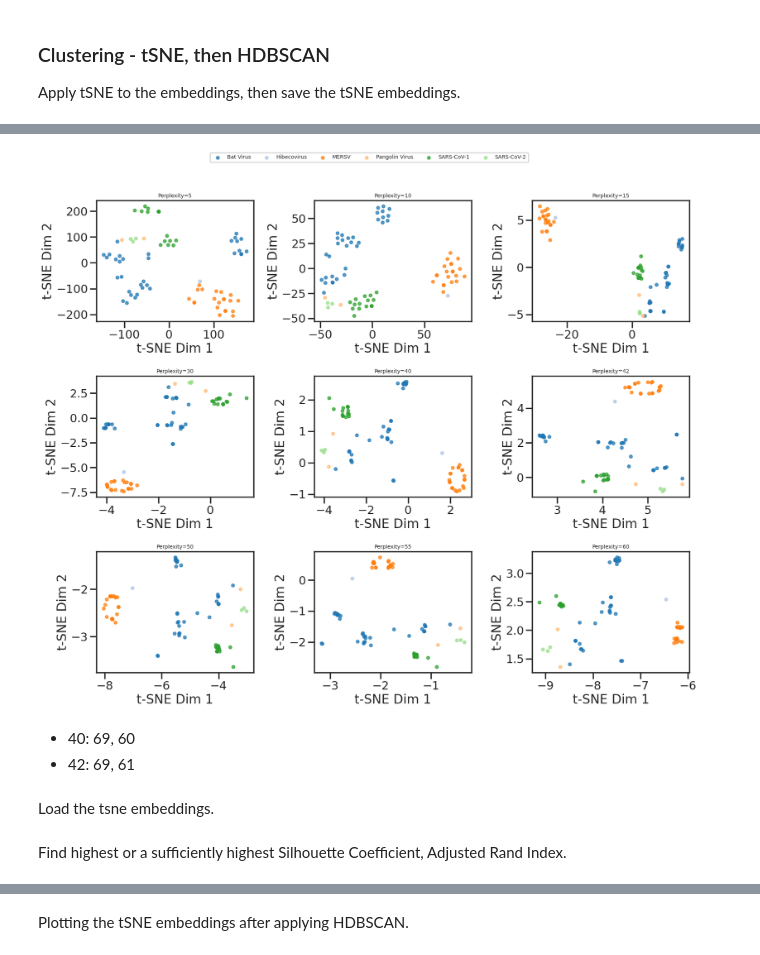
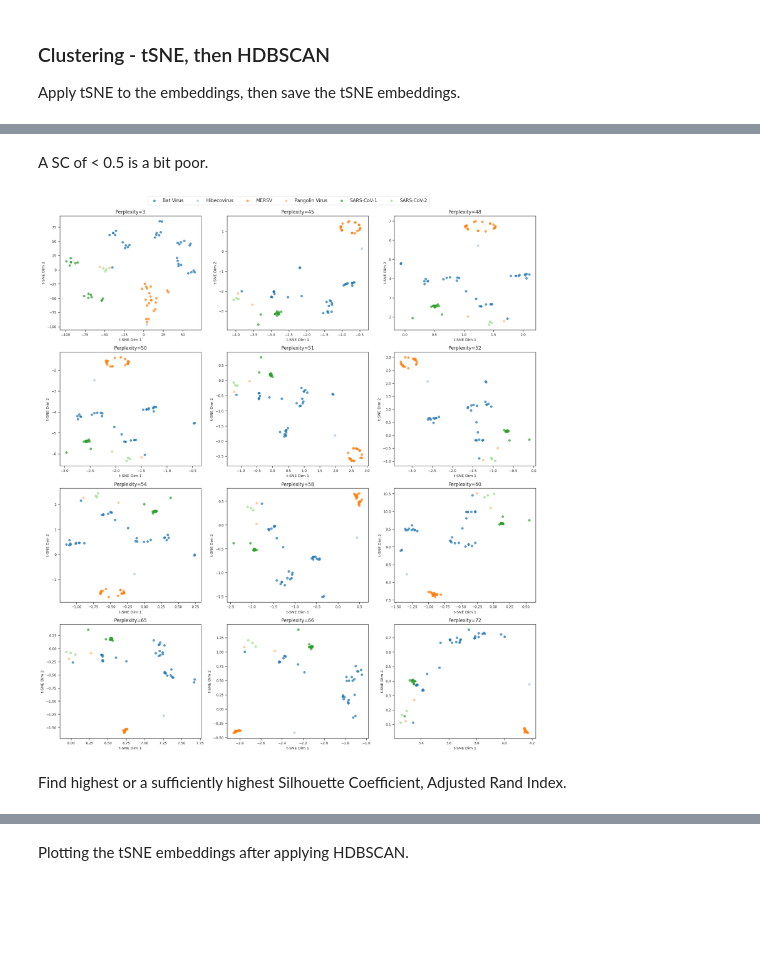
Before and after one commit to lanl/prime, a Jupyter notebook: notebooks/clustering/hdbscan_clustering-betacov.ipynb, the cells around one changed output, grey strips where cells are left out. Saved outputs shown, nothing was run; the diff lists cells and outputs as text; code cells hidden in the pictures; blank space fills up the shorter version.

```diff
--- a/notebooks/clustering/hdbscan_clustering-betacov.ipynb
+++ b/notebooks/clustering/hdbscan_clustering-betacov.ipynb
@@ -204,3 +283,5 @@ Apply tSNE to the embeddings, then save the tSNE embeddings.
+# %% [markdown]
+A SC of < 0.5 is a bit poor.
 # %%
 import os
 import numpy as np
@@ -209,50 +290,48 @@ import seaborn as sns
 import matplotlib.pyplot as plt
 from sklearn.manifold import TSNE
 
-def plot_tsne_grid(info_df, embedding_matrix, variant_column, color_map='tab20', perplexities=[5, 10, 15, 30, 40, 42, 50, 55, 60]):
-    n_rows = 3
+def plot_tsne_grid(info_df, embedding_matrix, variant_column, perplexities, color_map='tab20'):
+    sns.set_style("ticks")
+    sns.set_context("paper")
+
+    n_rows = 4
     n_cols = 3
-    fig, axes = plt.subplots(n_rows, n_cols, figsize=(18, 15))
+    fig, axes = plt.subplots(n_rows, n_cols, figsize=(18, 20))
     plt.subplots_adjust(hspace=0.4, wspace=0.3)
     plt.rcParams['font.family'] = 'sans-serif'
 
     variant_labels = sorted(info_df[variant_column].unique())
     colors = sns.color_palette(color_map, len(variant_labels))
     variant_colors = dict(zip(variant_labels, colors))
     variant_colors['UNSPECIFIED'] = 'black'
 
     for ax, perp in zip(axes.flat, perplexities):
         tsne = TSNE(n_components=2, perplexity=perp, random_state=0)
         embedding = tsne.fit_transform(embedding_matrix)
         embeddings_df = pd.DataFrame(embedding, columns=['DIM_1', 'DIM_2']).reset_index(drop=True)
         df = pd.concat([info_df, embeddings_df], axis=1)
         df['colors'] = df[variant_column].map(variant_colors)
 
         for variant in variant_labels:
             subset = df[df[variant_column] == variant]
             ax.scatter(subset['DIM_1'], subset['DIM_2'],
                        label=variant, c=[variant_colors[variant]], s=30, alpha=0.7)
 
-        ax.set_title(f'Perplexity={perp}', fontsize=10)
+        ax.set_title(f'Perplexity={perp}', fontsize=12)
         ax.set_xlabel('t-SNE Dim 1')
         ax.set_ylabel('t-SNE Dim 2')
 
     # Only show legend once in a free axis or the last axis
     handles, labels = ax.get_legend_handles_labels()
-    fig.legend(handles, labels, loc='upper center', ncol=6, fontsize=10)
+    fig.legend(handles, labels, loc='upper center', ncol=6, fontsize=12)
 
-    plt.tight_layout(rect=[0, 0, 1, 0.95])
+    plt.tight_layout(rect=[0, 0, 1, 0.98])
     plt.show()
 
-# Load in the data
-data_dir = "../../data/betacov"
-parquet_file = os.path.join(data_dir, f"betacoronavirus_seq_from-esm-mlm_CLS-embedded.parquet")
-embedded_df = pd.read_parquet(parquet_file, engine='fastparquet')
-embedding_matrix = np.vstack(embedded_df["embedding"])
-info_df = embedded_df.drop(columns=["embedding"])
-
 # Apply tSNE to reduce the dimensionality of the embedding matrix
-plot_tsne_grid(info_df, embedding_matrix, variant_column='variant')
+plot_tsne_grid(info_df, embedding_matrix, variant_column='variant', perplexities=[3, 45, 48, 50, 51, 52, 54, 58, 60, 65, 66, 72])
 # %% [output]
-[figure, old version]
+[figure, new version]
+# %% [markdown]
+Find highest or a sufficiently highest Silhouette Coefficient, Adjusted Rand Index.
 # %%
@@ -265,19 +351,12 @@ embeddings_df = pd.DataFrame(embedding_matrix_reduced, columns=['DIM_1', 'DIM_2'
 tsne_df = pd.concat([info_df, embeddings_df], axis=1)
 save_as = os.path.join(data_dir, f"betacoronavirus_seq_from-esm-mlm_CLS-embedded.tsne.parquet")
 tsne_df.to_parquet(save_as, engine='fastparquet')
-# %% [markdown]
-- 40: 69, 60
-- 42: 69, 61
-# %% [markdown]
-Load the tsne embeddings.
 # %%
 # Load the embedding
 parquet_file = os.path.join(data_dir, f"betacoronavirus_seq_from-esm-mlm_CLS-embedded.tsne.parquet")
 embedded_df = pd.read_parquet(parquet_file, engine='fastparquet')
 embedding_matrix_reduced = embedded_df[['DIM_1', 'DIM_2']].values
 info_df = embedded_df.drop(columns=['DIM_1', 'DIM_2'])
-# %% [markdown]
-Find highest or a sufficiently highest Silhouette Coefficient, Adjusted Rand Index.
 # %%
 import warnings
 warnings.filterwarnings("ignore", category=FutureWarning)
```
Also changed, not shown: parts of 13 cells of this notebook, 16 other files.
